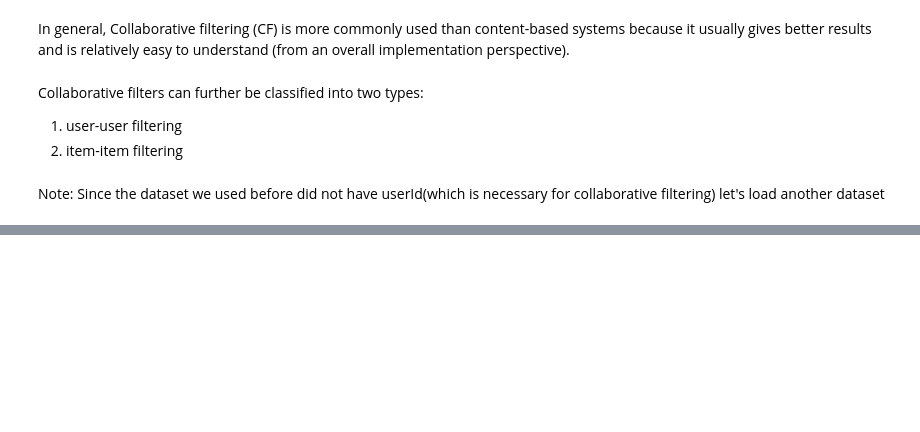
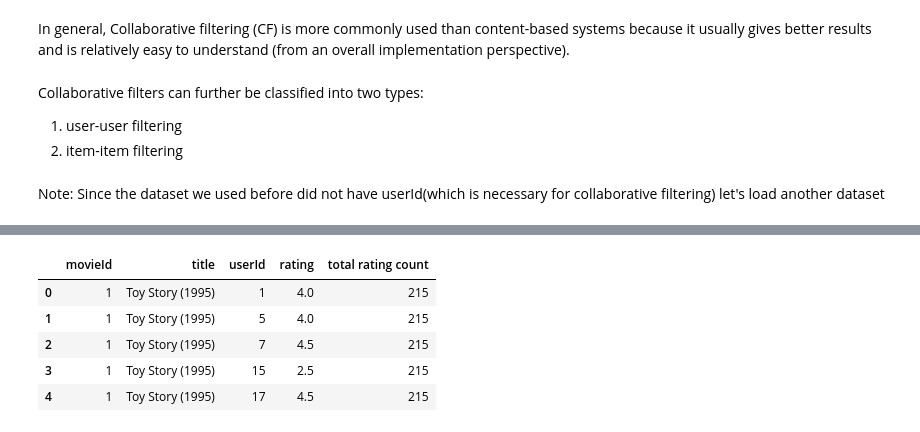
Before and after one commit to buriihenry/Movie-Recommender-system, a Jupyter notebook: Movie Recommender .ipynb, the cells around one changed output, grey strips where cells are left out. Saved outputs shown, nothing was run; the diff lists cells and outputs as text; code cells hidden in the pictures; blank space fills up the shorter version.

```diff
--- a/Movie Recommender .ipynb
+++ b/Movie Recommender .ipynb
@@ -493,0 +674,9 @@ print('Num of Movies: '+str(n_items))
+# %%
+rating_popular_movie.head()
+# %% [output]
+|  | movieId | title | userId | rating | total rating count |
+| 0 | 1 | Toy Story (1995) | 1 | 4.0 | 215 |
+| 1 | 1 | Toy Story (1995) | 5 | 4.0 | 215 |
+| 2 | 1 | Toy Story (1995) | 7 | 4.5 | 215 |
+| 3 | 1 | Toy Story (1995) | 15 | 2.5 | 215 |
+| 4 | 1 | Toy Story (1995) | 17 | 4.5 | 215 |
```
Also changed, not shown: parts of 28 cells of this notebook.
